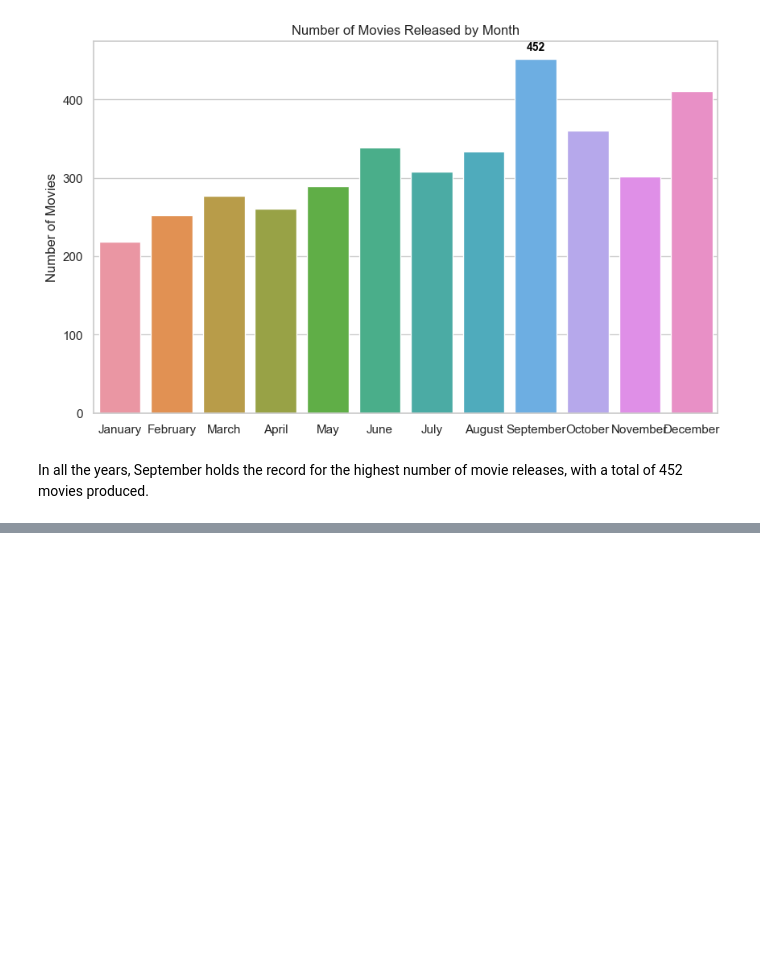
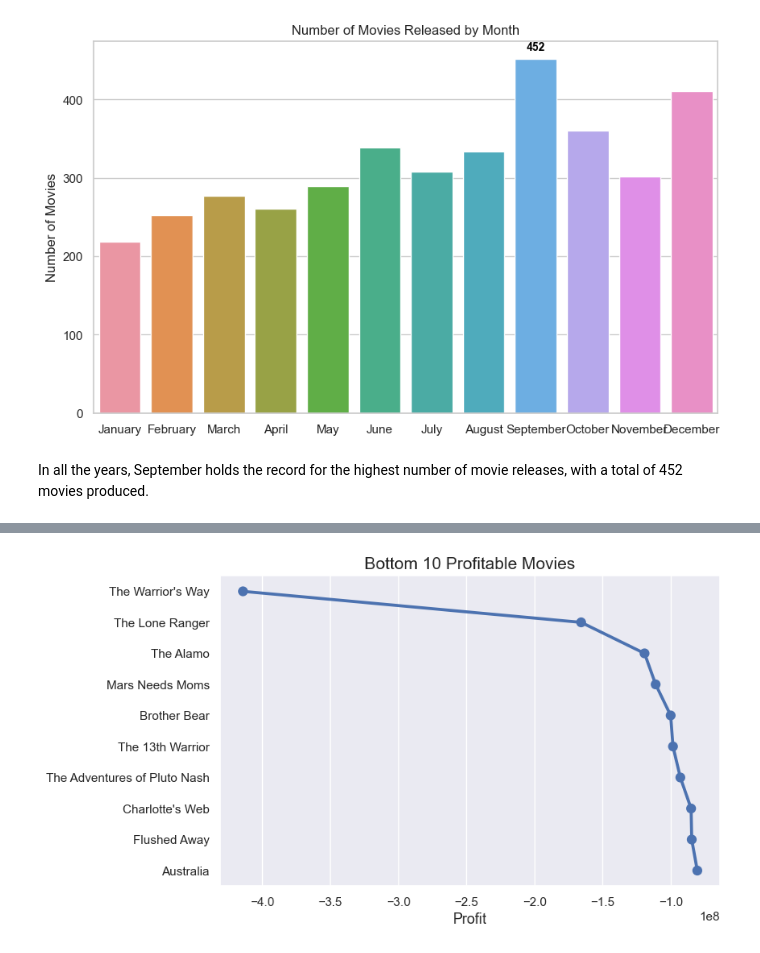
Before and after one commit to AndriaEzetendu/Movie-Industry-Data, a Jupyter notebook: Movie Correlation Project.ipynb, the cells around one changed output, grey strips where cells are left out. Saved outputs shown, nothing was run; the diff lists cells and outputs as text; code cells hidden in the pictures; blank space fills up the shorter version.

```diff
--- a/Movie Correlation Project.ipynb
+++ b/Movie Correlation Project.ipynb
@@ -523,0 +551,18 @@ In all the years, September holds the record for the highest number of movie rel
+# %%
+# Select the bottom 10 least profitable movies by sorting the 'profit' column in ascending order
+bottom_10_profit = data2[['title', 'profit']].sort_values('profit', ascending=True).head(10)
+
+# Extract the titles and profits of the 10 least profitable movies
+x = bottom_10_profit['title'].tolist()
+y = bottom_10_profit['profit'].tolist()
+
+# Create a point plot for the 10 least profitable movies
+sns.set(rc={'figure.figsize': (8, 5)})
+ax = sns.pointplot(x=y, y=x)
+
+# Set the plot title and labels
+ax.set_title("Bottom 10 Profitable Movies", fontsize=15)
+ax.set_xlabel("Profit", fontsize=13)
+plt.show()
+# %% [output]
+[figure, added]
```
Also changed, not shown: parts of 11 cells of this notebook, 1 other file.
